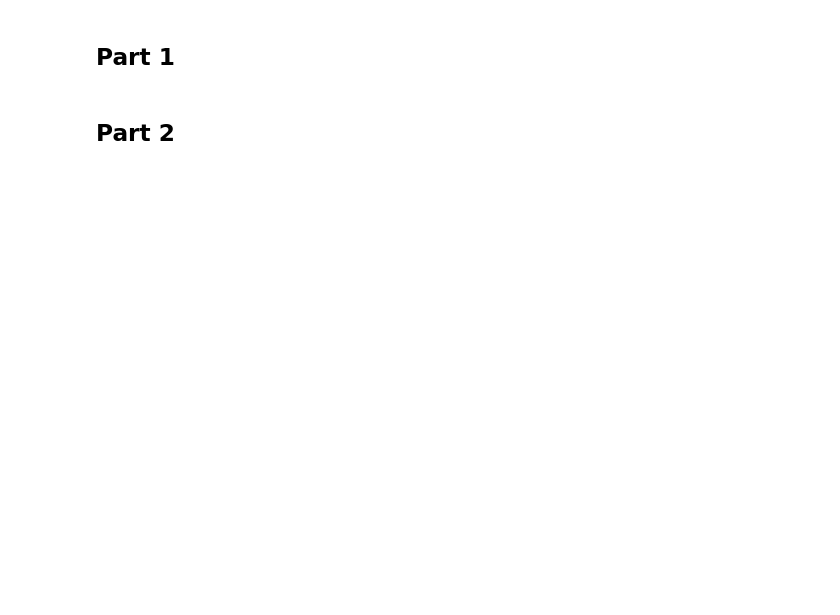
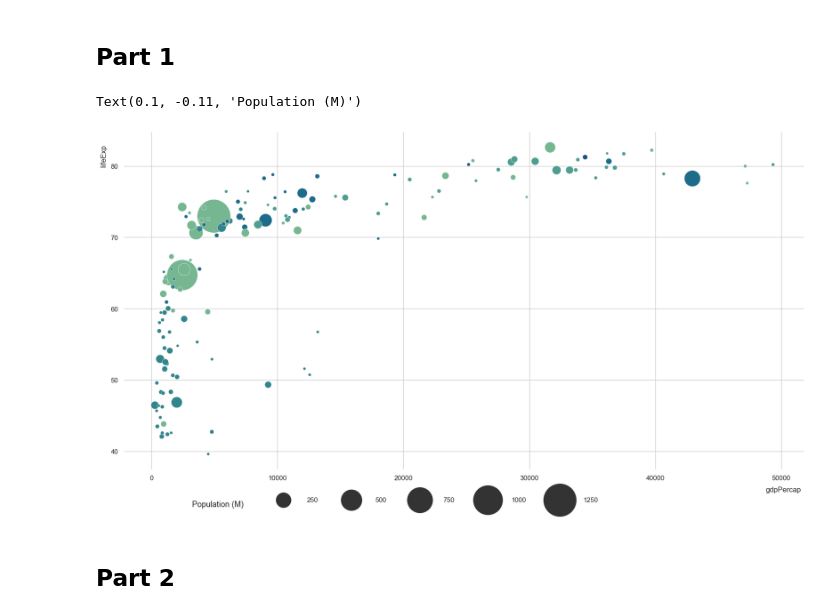
Before and after one commit to tanushrin/data-scatter-plot, a Jupyter notebook: scatter_plot.ipynb, the cells around one changed output. Drawn from its saved outputs; the diff is of its cells as text; code cells hidden in the pictures; blank space fills up the shorter version.

Commit message:
Scatter plot done

```diff
--- a/scatter_plot.ipynb
+++ b/scatter_plot.ipynb
@@ -22,2 +41,26 @@ gdp_df.describe()
+# %%
+# YOUR CODE HERE
+plt.figure(figsize=(20, 10))
+
+#sns.set_style('whitegrid')
+ax = sns.scatterplot(x="gdpPercap",
+                y="lifeExp",
+                hue='continent',
+                size="pop",
+                sizes=(20, 3000),
+                palette = "crest",
+                data = gdp_df)
+sns.despine(top=True, bottom=True, left=True, right=True)
+
+ax.xaxis.set_label_coords(0.97, -0.05)
+ax.yaxis.set_label_coords(-0.025, 0.93)
+
+handles, labels = ax.get_legend_handles_labels()
+ax.legend(handles[-5:], ('250','500','750','1000','1250'), bbox_to_anchor=(0.2, -.15, 1., .102), loc='lower left',
+           ncol=5, borderpad=2, frameon=False, handletextpad=2.5, columnspacing=4)
+ax.annotate("Population (M)", xy=(0.1, -0.11), xycoords='axes fraction', fontsize=13)
+# %% [output]
+Text(0.1, -0.11, 'Population (M)')
+[figure, added]
 # %% [markdown]
 ## Part 2
```
Also changed, not shown: parts of 8 cells of this notebook.
